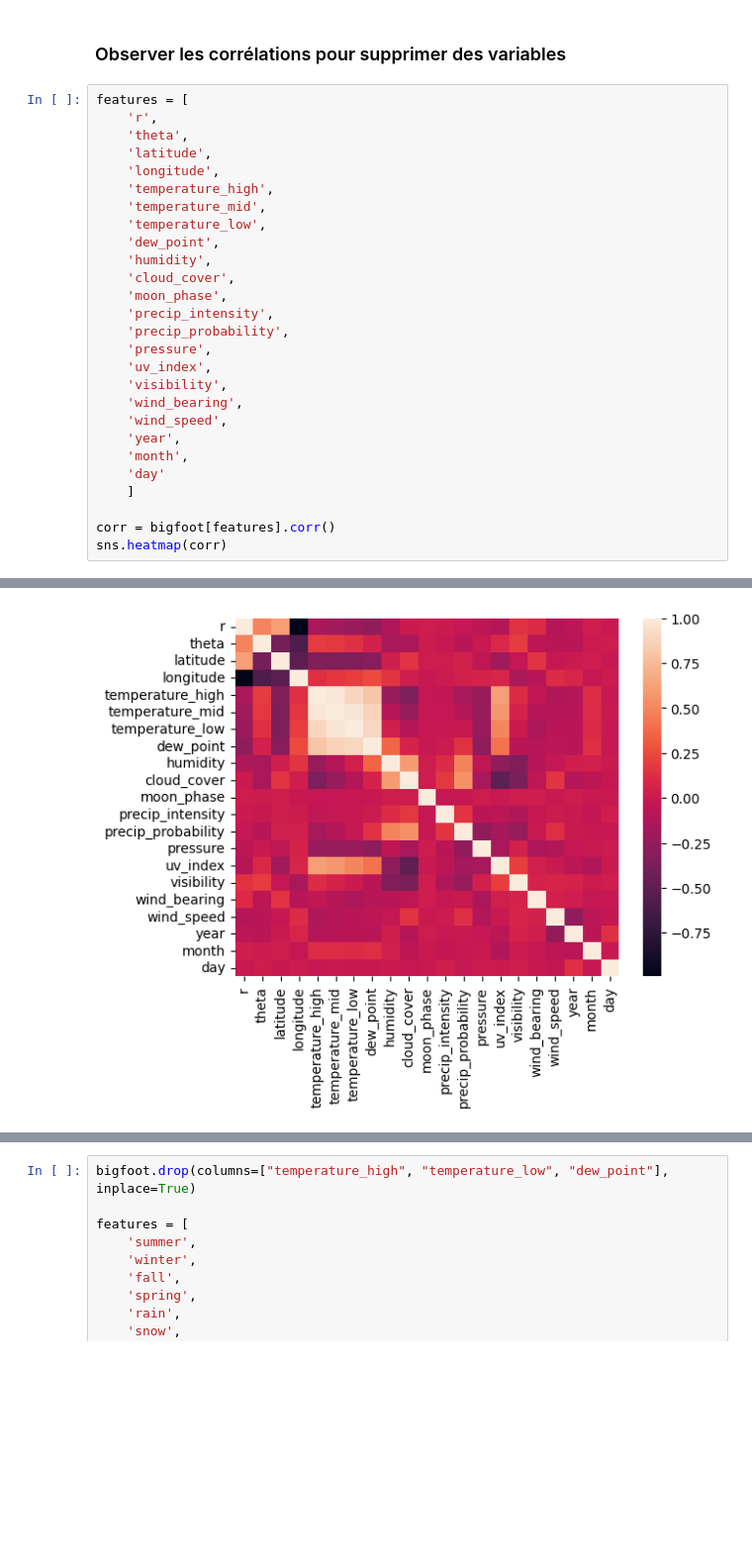
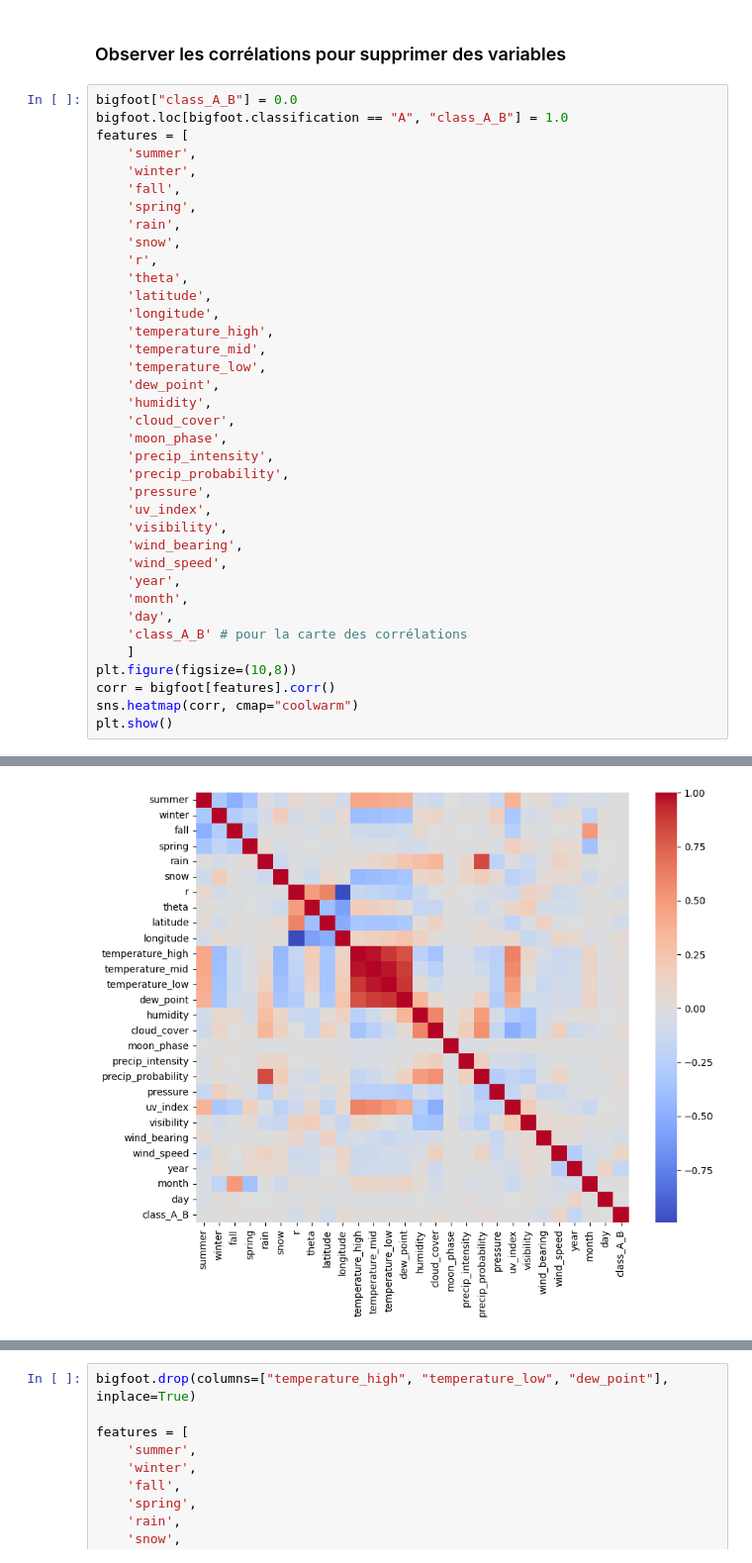
Before and after one commit to MiguelLaura/bigfoot, a Jupyter notebook: laura/application_du_cours.ipynb, the cells around one changed output, grey strips where cells are left out. Shown at 99% size. Drawn from its saved outputs; the diff is of its cells as text; blank space fills up the shorter version.

```diff
--- a/laura/application_du_cours.ipynb
+++ b/laura/application_du_cours.ipynb
@@ -184,7 +191,15 @@ bigfoot.year = bigfoot.year.astype(float)
 # %% [markdown]
 ### Observer les corrélations pour supprimer des variables
 # %%
+bigfoot["class_A_B"] = 0.0
+bigfoot.loc[bigfoot.classification == "A", "class_A_B"] = 1.0
 features = [
+    'summer',
+    'winter',
+    'fall',
+    'spring',
+    'rain',
+    'snow',
     'r',
     'theta',
     'latitude',
@@ -205,9 +220,11 @@ features = [
     'wind_speed',
     'year',
     'month',
-    'day'
+    'day',
+    'class_A_B' # pour la carte des corrélations
     ]
-
+plt.figure(figsize=(10,8))
 corr = bigfoot[features].corr()
-sns.heatmap(corr)
+sns.heatmap(corr, cmap="coolwarm")
+plt.show()
 # %% [output]
@@ -215,4 +231,4 @@ sns.heatmap(corr)
-[figure, old version]
+[figure, new version]
 # %%
 features = [
     'r',
```
Also changed, not shown: parts of 50 cells of this notebook, 1 other file.
